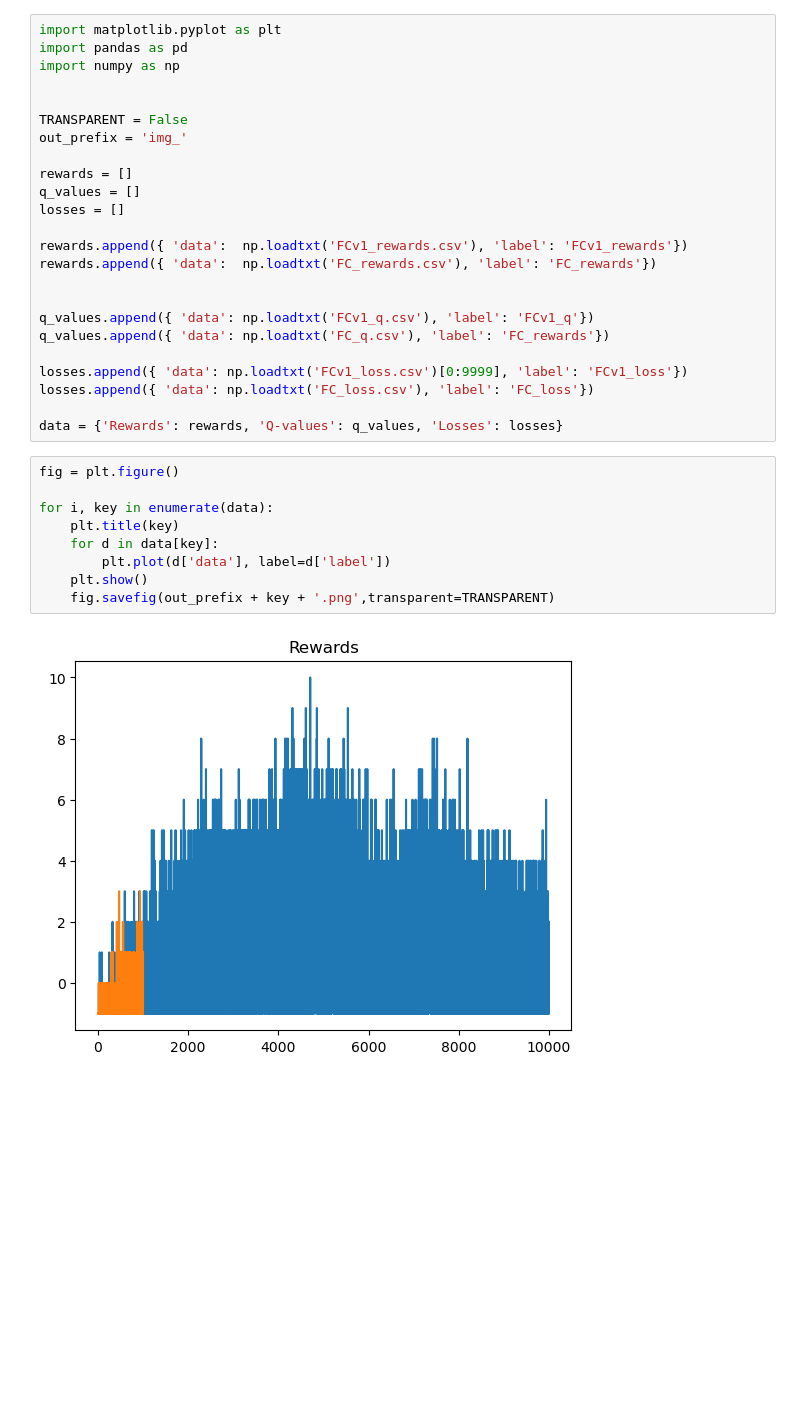
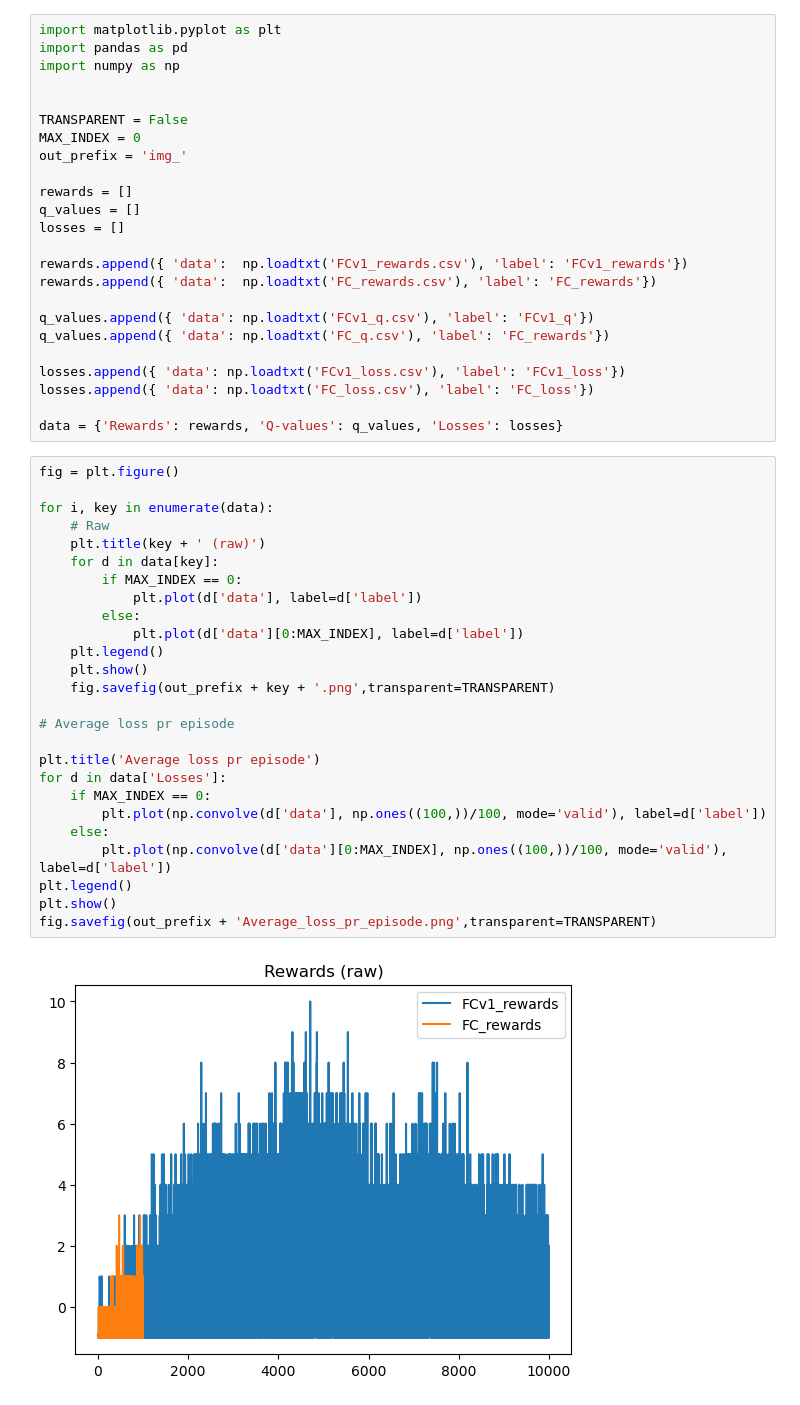
Before and after one commit to MaltheT/dl-project-grp21, a Jupyter notebook: src/plotter.ipynb, the cells around one changed output. Saved outputs shown, nothing was run; the diff lists cells and outputs as text; blank space fills up the shorter version.

```diff
--- a/src/plotter.ipynb
+++ b/src/plotter.ipynb
@@ -5,6 +5,7 @@ import numpy as np
 
 
 TRANSPARENT = False
+MAX_INDEX = 0
 out_prefix = 'img_'
 
 rewards = []
@@ -14,22 +15,38 @@ losses = []
 rewards.append({ 'data':  np.loadtxt('FCv1_rewards.csv'), 'label': 'FCv1_rewards'})
 rewards.append({ 'data':  np.loadtxt('FC_rewards.csv'), 'label': 'FC_rewards'})
 
-
 q_values.append({ 'data': np.loadtxt('FCv1_q.csv'), 'label': 'FCv1_q'})
 q_values.append({ 'data': np.loadtxt('FC_q.csv'), 'label': 'FC_rewards'})
 
-losses.append({ 'data': np.loadtxt('FCv1_loss.csv')[0:9999], 'label': 'FCv1_loss'})
+losses.append({ 'data': np.loadtxt('FCv1_loss.csv'), 'label': 'FCv1_loss'})
 losses.append({ 'data': np.loadtxt('FC_loss.csv'), 'label': 'FC_loss'})
 
 data = {'Rewards': rewards, 'Q-values': q_values, 'Losses': losses}
 # %%
 fig = plt.figure()
 
 for i, key in enumerate(data):
-    plt.title(key)
+    # Raw
+    plt.title(key + ' (raw)')
     for d in data[key]:
-        plt.plot(d['data'], label=d['label'])
+        if MAX_INDEX == 0:
+            plt.plot(d['data'], label=d['label'])
+        else:
+            plt.plot(d['data'][0:MAX_INDEX], label=d['label'])
+    plt.legend()
     plt.show()
     fig.savefig(out_prefix + key + '.png',transparent=TRANSPARENT)
+
+# Average loss pr episode
+
+plt.title('Average loss pr episode')
+for d in data['Losses']:
+    if MAX_INDEX == 0:
+        plt.plot(np.convolve(d['data'], np.ones((100,))/100, mode='valid'), label=d['label'])
+    else:
+        plt.plot(np.convolve(d['data'][0:MAX_INDEX], np.ones((100,))/100, mode='valid'), label=d['label'])
+plt.legend()
+plt.show()
+fig.savefig(out_prefix + 'Average_loss_pr_episode.png',transparent=TRANSPARENT)
 # %% [output]
-[figure, old version]
+[figure, new version]
```
Also changed, not shown: parts of 1 cell of this notebook, 3 other files.
